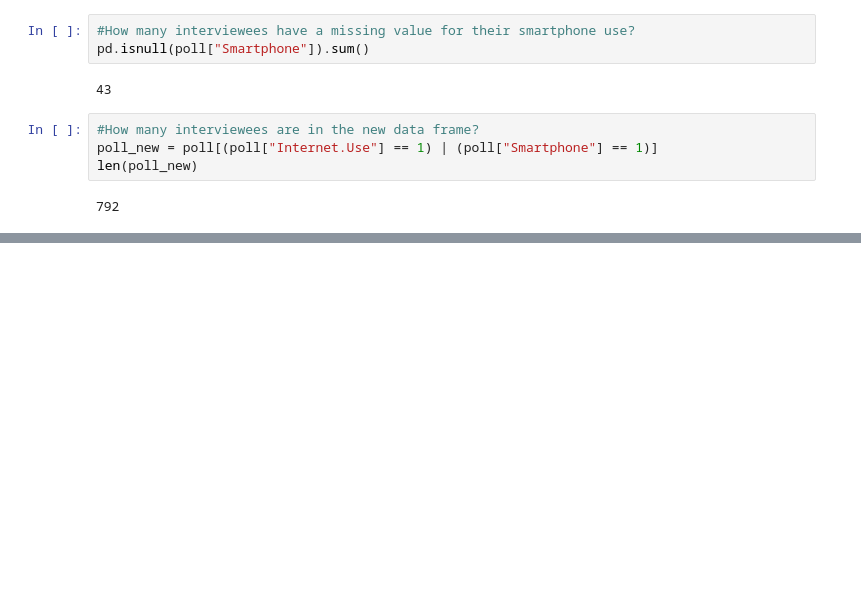
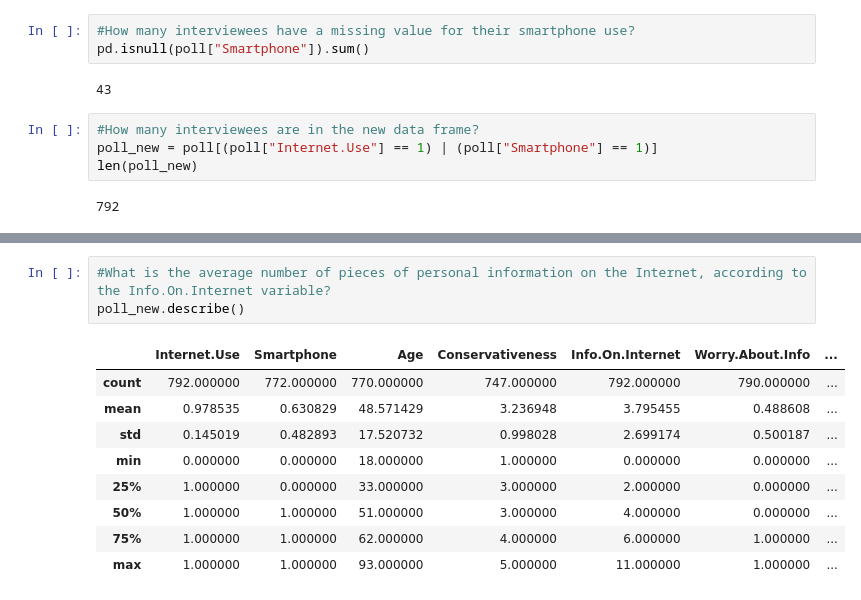
Before and after one commit to bryanyang0528/MITx-15.071x-The-Analytics-Edge, a Jupyter notebook: Unit1/unit1.ipynb, the cells around one changed output, grey strips where cells are left out. Cells and saved outputs as stored; diff of their text form; blank space fills up the shorter version.

```diff
--- a/Unit1/unit1.ipynb
+++ b/Unit1/unit1.ipynb
@@ -139,0 +158,13 @@ len(poll_new)
+# %%
+#What is the average number of pieces of personal information on the Internet, according to the Info.On.Internet variable?
+poll_new.describe()
+# %% [output]
+|  | Internet.Use | Smartphone | Age | Conservativeness | Info.On.Internet | Worry.About.Info | ... |
+| count | 792.000000 | 772.000000 | 770.000000 | 747.000000 | 792.000000 | 790.000000 | ... |
+| mean | 0.978535 | 0.630829 | 48.571429 | 3.236948 | 3.795455 | 0.488608 | ... |
+| std | 0.145019 | 0.482893 | 17.520732 | 0.998028 | 2.699174 | 0.500187 | ... |
+| min | 0.000000 | 0.000000 | 18.000000 | 1.000000 | 0.000000 | 0.000000 | ... |
+| 25% | 1.000000 | 0.000000 | 33.000000 | 3.000000 | 2.000000 | 0.000000 | ... |
+| 50% | 1.000000 | 1.000000 | 51.000000 | 3.000000 | 4.000000 | 0.000000 | ... |
+| 75% | 1.000000 | 1.000000 | 62.000000 | 4.000000 | 6.000000 | 1.000000 | ... |
+| max | 1.000000 | 1.000000 | 93.000000 | 5.000000 | 11.000000 | 1.000000 | ... |
```
Also changed, not shown: parts of 12 cells of this notebook.
